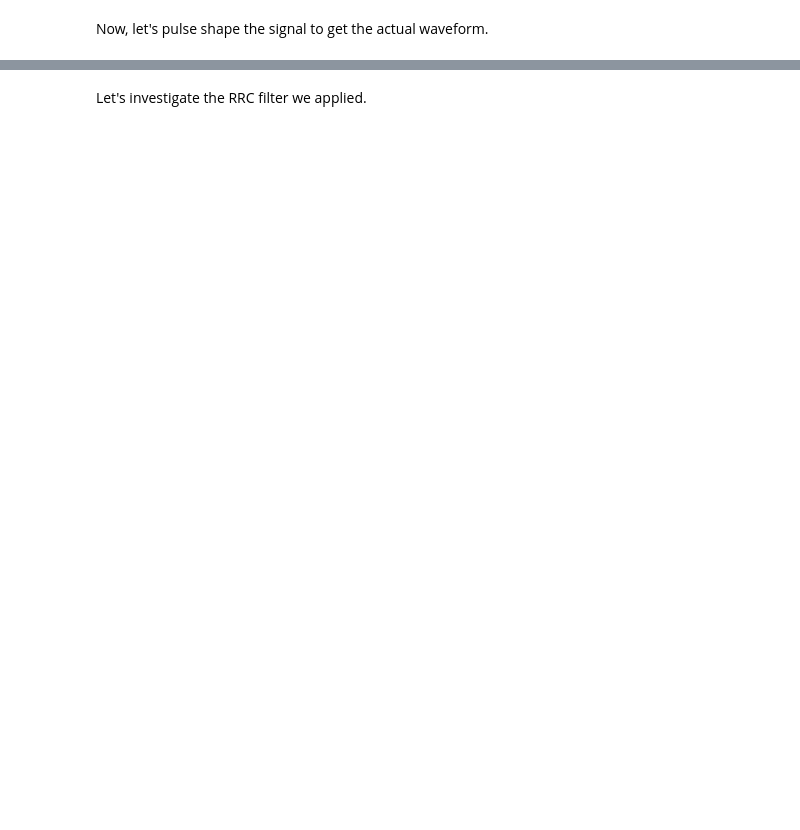
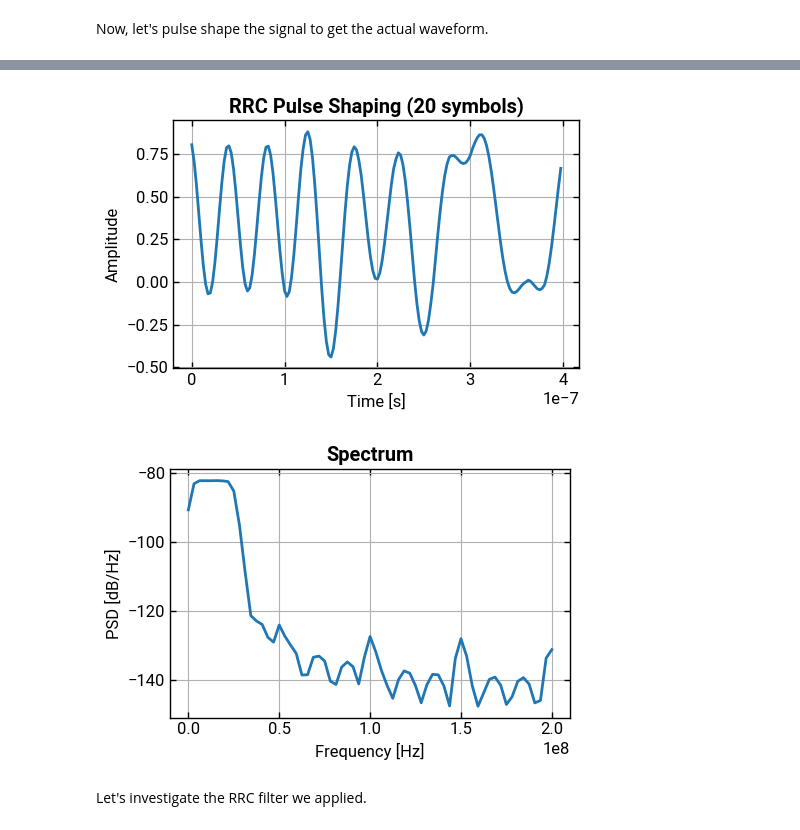
Before and after one commit to lokgar/commstools, a Jupyter notebook: examples/00-basics.ipynb, the cells around one changed output, grey strips where cells are left out. Drawn from its saved outputs; the diff is of its cells as text; code cells hidden in the pictures; blank space fills up the shorter version.

```diff
--- a/examples/00-basics.ipynb
+++ b/examples/00-basics.ipynb
@@ -52,16 +57,19 @@ sig_boxcar = ook(bits, sampling_rate=sampling_rate, sps=sps, pulse_shape="boxcar
 # %%
 # RRC pulse shaping
 sig_rrc = ook(
     bits,
     sampling_rate=sampling_rate,
     sps=sps,
     pulse_shape="rrc",
     filter_span=18,
     rrc_rolloff=rrc_rolloff,
 )
 
-# sig_rrc.plot_signal(num_symbols=20, show=True, title="RRC Pulse Shaping (20 symbols)")
-# sig_rrc.plot_psd(show=True, title="Spectrum")
+sig_rrc.plot_signal(num_symbols=20, show=True, title="RRC Pulse Shaping (20 symbols)")
+sig_rrc.plot_psd(show=True, title="Spectrum")
+# %% [output]
+[figure, added]
+[figure, added]
 # %% [markdown]
 Let's investigate the RRC filter we applied.
 # %%
```
Also changed, not shown: parts of 11 cells of this notebook, 21 other files.
